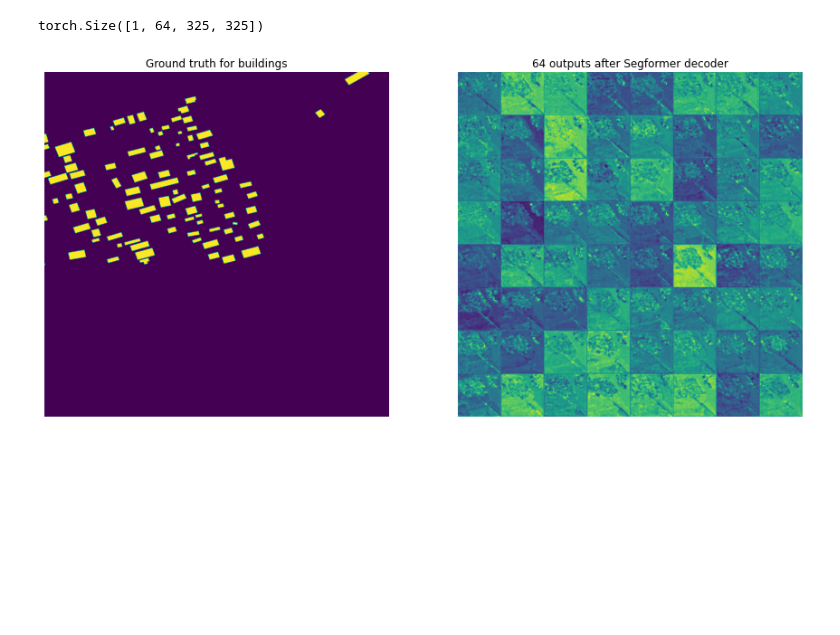
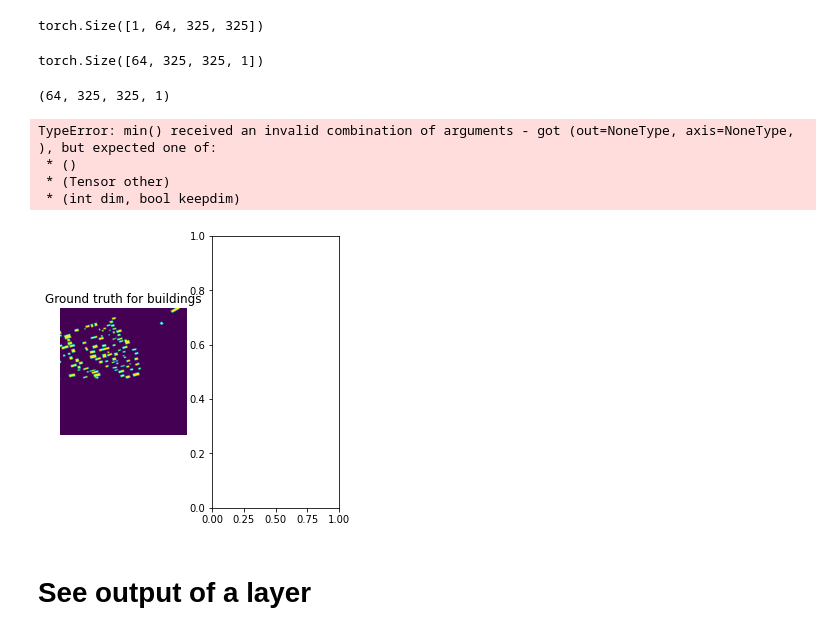
Before and after one commit to nesaboz/SpaceNet8, a Jupyter notebook: baseline/experiments/visualize_segformer_layers.ipynb, the cells around one changed output. Cells and saved outputs as stored; diff of their text form; code cells hidden in the pictures; blank space fills up the shorter version.

Commit message:
Figures day before deadline

```diff
--- a/baseline/experiments/visualize_segformer_layers.ipynb
+++ b/baseline/experiments/visualize_segformer_layers.ipynb
@@ -175,22 +182,36 @@ bldgs_filters.shape
 torch.Size([1, 64, 325, 325])
 # %%
 x = bldgs_filters.permute((1,2,3,0))
-x = x.detach().numpy()
+x.shape
+# %% [output]
+torch.Size([64, 325, 325, 1])
+# %%
+x = x.detach().numpy()
+x.shape
+# %% [output]
+(64, 325, 325, 1)
 # %%
+fig, axs = plt.subplots(1,1,figsize=(5,5))
 plt.subplot(121)
-image= building
+image = building
 raw_im = np.moveaxis(image, 0, -1) # now it is channels last
 raw_im = raw_im/np.max(raw_im)
 plt.imshow(raw_im)
 plt.axis('off')
 plt.title('Ground truth for buildings')
 
 plt.subplot(122)
 grid = visualize_grid(x, ubound=255.0, padding=1)
 plt.imshow(grid.astype('uint8'))
 plt.axis('off')
 plt.gcf().set_size_inches(15, 15)
 plt.title('64 Segformer outputs (after decoder)')
 plt.show()
 # %% [output]
+TypeError: min() received an invalid combination of arguments - got (out=NoneType, axis=NoneType, ), but expected one of:
+ * ()
+ * (Tensor other)
+ * (int dim, bool keepdim)
-[figure, old version]
+[figure, new version]
+# %% [markdown]
+# See output of a layer
```
Also changed, not shown: parts of 16 cells of this notebook, 13 other files.
